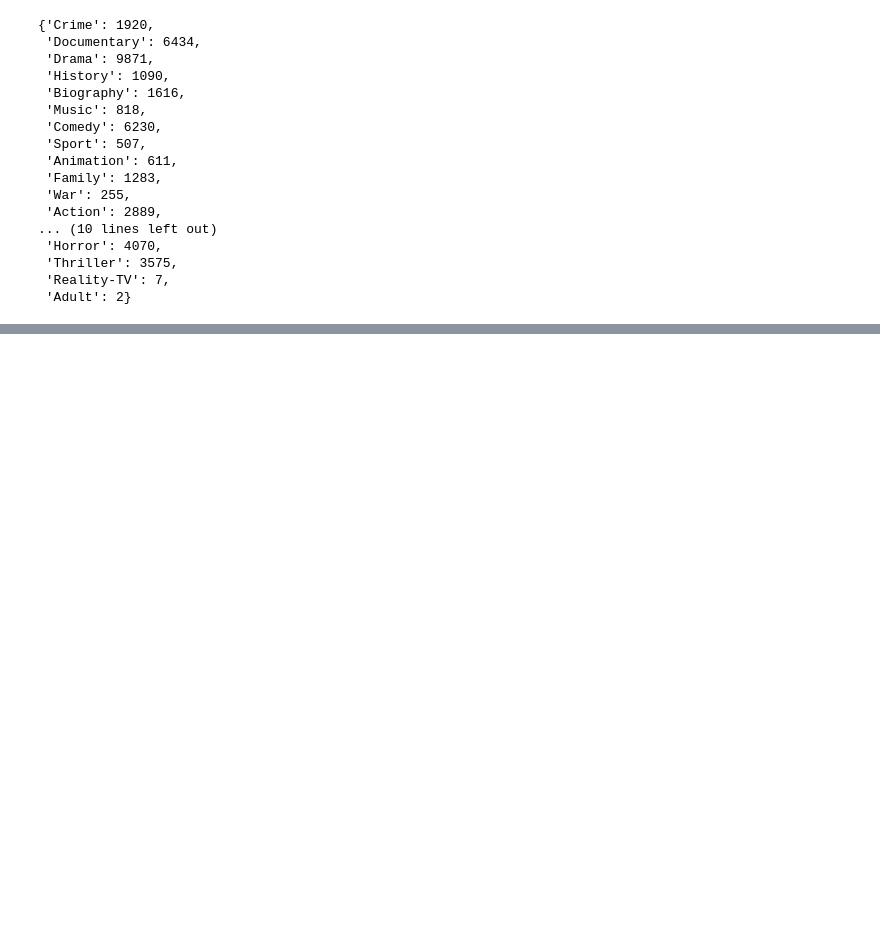
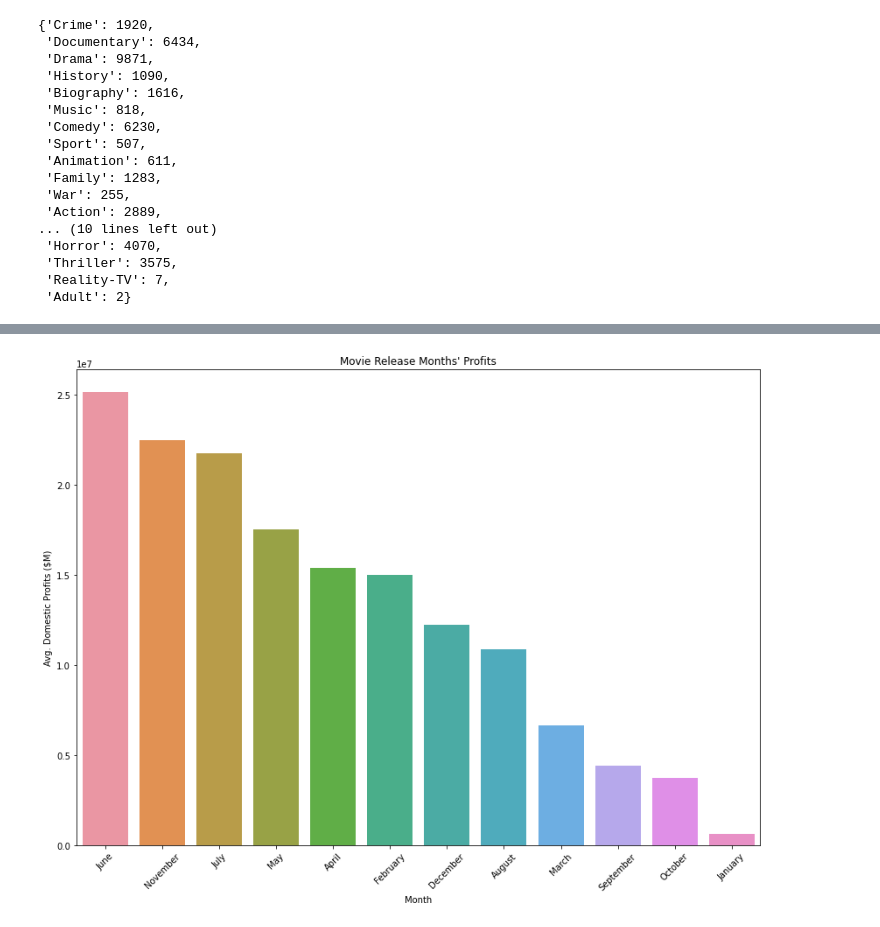
Before and after one commit to mastergrumpus/movie_analysis, a Jupyter notebook: movie_analysis.ipynb, the cells around one changed output, grey strips where cells are left out. Saved outputs shown, nothing was run; the diff lists cells and outputs as text; code cells hidden in the pictures; blank space fills up the shorter version.

```diff
--- a/movie_analysis.ipynb
+++ b/movie_analysis.ipynb
@@ -398,0 +539,22 @@ plt.xticks(rotation=45);
+# %%
+df['month'] = df['release_date'].dt.month
+df_month = df.groupby('month').mean().apply(lambda s: s.apply('{0:.2f}'.format))
+df_month.reset_index(inplace = True)
+df_month.replace(1, 'January', inplace = True)
+df_month.replace(2, 'February', inplace = True)
+df_month.replace(3, 'March', inplace = True)
+df_month.replace(4, 'April', inplace = True)
+df_month.replace(5, 'May', inplace = True)
+df_month.replace(6, 'June', inplace = True)
+df_month.replace(7, 'July', inplace = True)
+df_month.replace(8, 'August', inplace = True)
+df_month.replace(9, 'September', inplace = True)
+df_month.replace(10, 'October', inplace = True)
+df_month.replace(11, 'November', inplace = True)
+df_month.replace(12, 'December', inplace = True)
+df_month['worldwide_profit'] = df_month['worldwide_profit'].astype(float)
+df_month['domestic_profit'] = df_month['domestic_profit'].astype(float)
+df_month['foreign_profit'] = df_month['foreign_profit'].astype(float)
+df_month['average_rating'] = df_month['average_rating'].astype(float)
+df_month['num_votes'] = df_month['num_votes'].astype(float)
+df_month.info()
@@ -398,0 +575,12 @@ plt.xticks(rotation=45);
+# %%
+df_month.sort_values(by = 'domestic_profit', ascending = False, inplace = True)
+
+fig, ax = plt.subplots(figsize = (14,10))
+sns.barplot(x = 'month', y = 'domestic_profit', data = df_month)
+ax.set_title("Movie Release Months' Profits")
+
+ax.set_xlabel('Month')
+ax.set_ylabel('Avg. Domestic Profits ($M)')
+plt.xticks(rotation=45);
+# %% [output]
+[figure, added]
```
Also changed, not shown: parts of 29 cells of this notebook.
